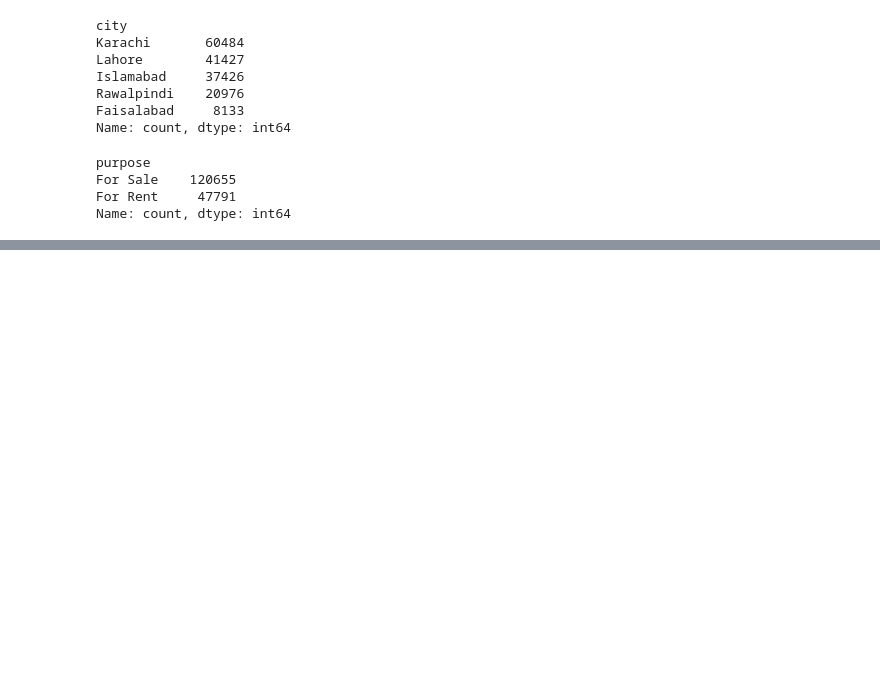
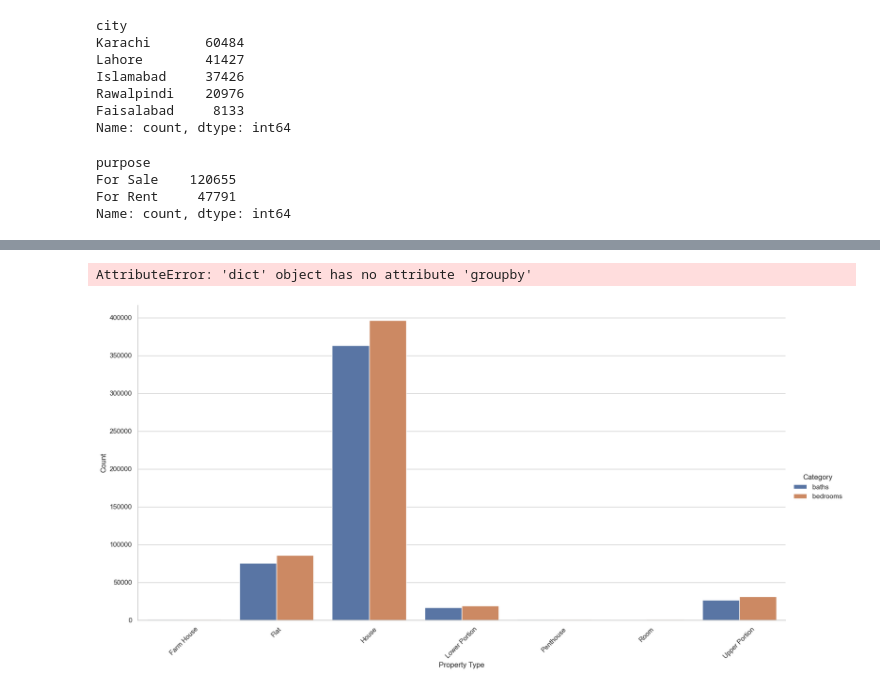
Before and after one commit to MuhammadUmerKhan/Python_Files, a Jupyter notebook: All Files/ML/Pakistan House Price Prediction/Pakistan House Price Prediction.ipynb, the cells around one changed output, grey strips where cells are left out. Saved outputs shown, nothing was run; the diff lists cells and outputs as text; code cells hidden in the pictures; blank space fills up the shorter version.

```diff
--- a/All Files/ML/Pakistan House Price Prediction/Pakistan House Price Prediction.ipynb
+++ b/All Files/ML/Pakistan House Price Prediction/Pakistan House Price Prediction.ipynb
@@ -94,0 +183,35 @@ Name: count, dtype: int64
+# %%
+property_type_baths_bedrooms = data.groupby('property_type')[['baths', 'bedrooms']].sum()
+# %% [output]
+AttributeError: 'dict' object has no attribute 'groupby'
+# %%
+data = {
+    'property_type': ['Farm House', 'Flat', 'House', 'Lower Portion', 'Penthouse', 'Room', 'Upper Portion'],
+    'baths': [1040, 75248, 362898, 16587, 944, 646, 26789],
+    'bedrooms': [1064, 85750, 396350, 19207, 1097, 740, 31353]
+}
+df = pd.DataFrame(data)
+
+# Melt the DataFrame to long format
+df_melted = df.melt(id_vars='property_type', var_name='Category', value_name='Count')
+
+# Plot using seaborn's catplot
+sns.set(style="whitegrid")
+g = sns.catplot(
+    data=df_melted,
+    kind="bar",
+    x="property_type",
+    y="Count",
+    hue="Category",
+    height=8,
+    aspect=2
+)
+
+g.set_xticklabels(rotation=45)
+g.set_axis_labels("Property Type", "Count")
+g._legend.set_title("Category")
+g.set_titles("Number of Baths and Bedrooms by Property Type")
+
+plt.show()
+# %% [output]
+[figure, added]
```
Also changed, not shown: parts of 20 cells of this notebook.
